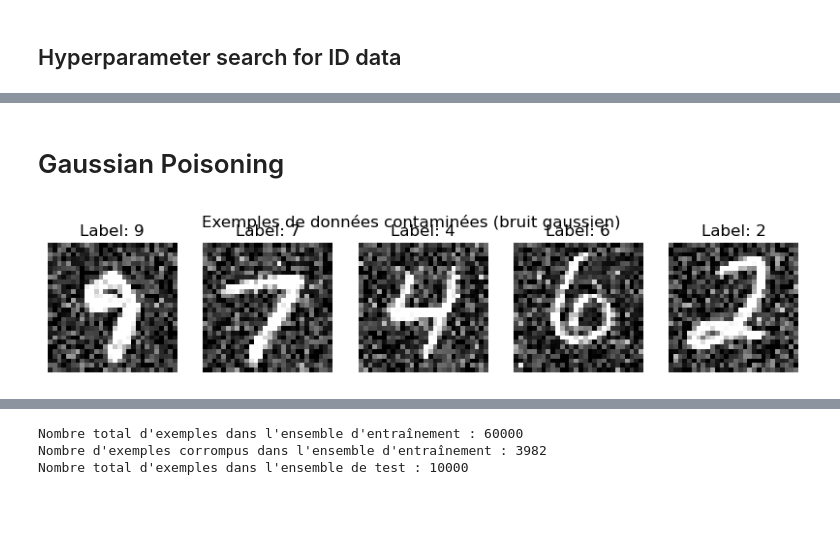
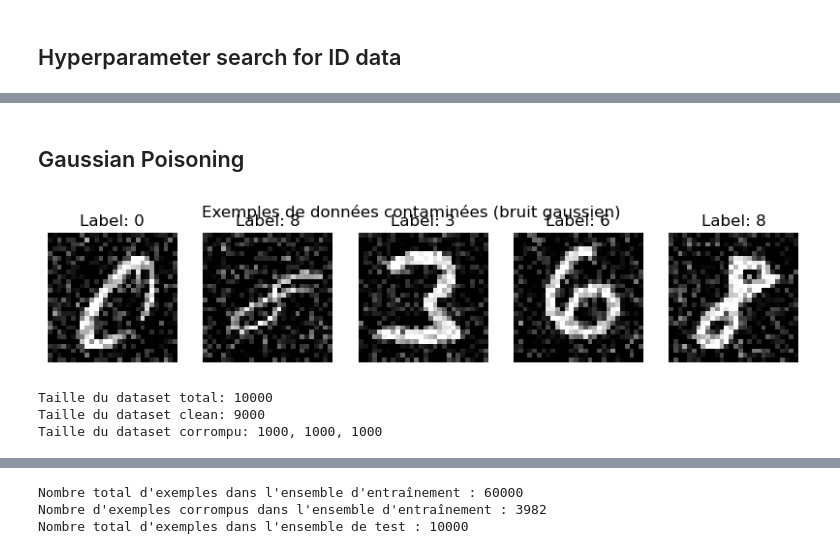
Before and after one commit to DepInfoAliciaSHAO/forsaken, a Jupyter notebook: forsaken.ipynb, the cells around one changed output, grey strips where cells are left out. Drawn from its saved outputs; the diff is of its cells as text; code cells hidden in the pictures; blank space fills up the shorter version.

```diff
--- a/forsaken.ipynb
+++ b/forsaken.ipynb
@@ -444,65 +669,16 @@ search_results.to_csv('unlearning_search_results.csv', index=False)
 # %% [markdown]
-# Gaussian Poisoning
+## Gaussian Poisoning
-# %%
-import torch
-import random
-import matplotlib.pyplot as plt
-from torchvision import datasets, transforms
-from torch.utils.data import TensorDataset, DataLoader
-
-# Configuration
-contamination_ratio = 0.6
-subset_size = 10000  # Limiter à 10 000 images pour éviter surcharge mémoire
-
-# Load MNIST (transform pas appliqué ici)
-raw_dataset = datasets.MNIST(root="./data", train=True, download=True)
-raw_images = raw_dataset.data[:subset_size].float() / 255.0
-raw_labels = raw_dataset.targets[:subset_size]
-
-# Déterminer les indices contaminés
-num_total = len(raw_images)
-num_contaminated = int(num_total * contamination_ratio)
-contaminated_indices = random.sample(range(num_total), num_contaminated)
-clean_indices = list(set(range(num_total)) - set(contaminated_indices))
-
-# Fonction d'ajout de bruit
-def add_gaussian_noise(images, mean=0.2, std=0.2):
-    noise = torch.randn_like(images) * std + mean
-    return torch.clamp(images + noise, 0.0, 1.0)
-
-# Appliquer le bruit uniquement sur les images contaminées
-contaminated_images = add_gaussian_noise(raw_images[contaminated_indices])
-clean_images = raw_images[clean_indices]
-
-# Normalisation manuelle
-contaminated_images = (contaminated_images - 0.1307) / 0.3081
-clean_images = (clean_images - 0.1307) / 0.3081
-
-# Ajouter la dimension canal
-contaminated_images = contaminated_images.unsqueeze(1)
-clean_images = clean_images.unsqueeze(1)
-
-# Fusion des datasets
-train_images = torch.cat([clean_images, contaminated_images], dim=0)
-train_labels = torch.cat([raw_labels[clean_indices], raw_labels[contaminated_indices]], dim=0)
-
-# Création des dataloaders
-noisy_train_dataset = TensorDataset(train_images, train_labels)
-noisy_train_loader = DataLoader(noisy_train_dataset, batch_size=64, shuffle=True)
-
-# Forget set = uniquement les contaminés
-forget_dataset = TensorDataset(contaminated_images, raw_labels[contaminated_indices])
-forget_loader = DataLoader(forget_dataset, batch_size=64, shuffle=False)
-
-# Affichage de quelques exemples
-fig, axes = plt.subplots(1, 5, figsize=(10, 2))
-for i in range(5):
-    axes[i].imshow(contaminated_images[i].squeeze(), cmap='gray')
-    axes[i].set_title(f"Label: {raw_labels[contaminated_indices[i]].item()}")
-    axes[i].axis('off')
-plt.suptitle("Exemples de données contaminées (bruit gaussien)")
-plt.show()
-# %% [output]
-[figure, removed]
+# %%
+epsilon = 0.05
+loaders = create_train_set_gaussian(train_dataset_full, 0.1, epsilon, 10000, True)
+print(f"Taille du dataset total: {len(loaders['full_loader'].dataset)}")
+print(f"Taille du dataset clean: {len(loaders['clean_loader'].dataset)}")
+print(f"Taille du dataset corrompu: {len(loaders['contaminated_loader'].dataset)}, "
+      f"{len(loaders['base_contaminated_loader'].dataset)}, {len(loaders['noise_loader'].dataset)}")
+# %% [output]
+[figure, added]
+Taille du dataset total: 10000
+Taille du dataset clean: 9000
+Taille du dataset corrompu: 1000, 1000, 1000
 # %%
 model_noise = FullyConnectedNN()
```
Also changed, not shown: parts of 27 cells of this notebook, 1 other file.
